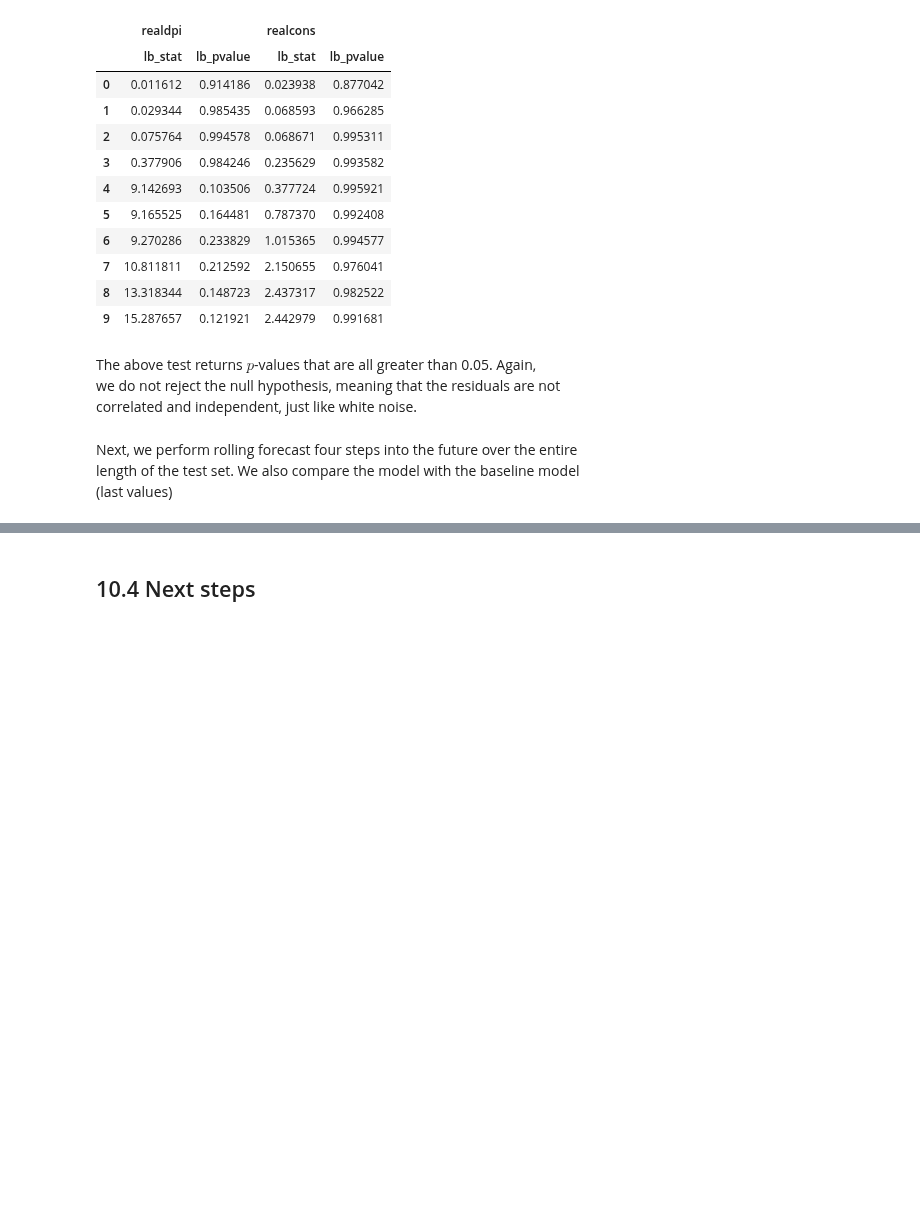
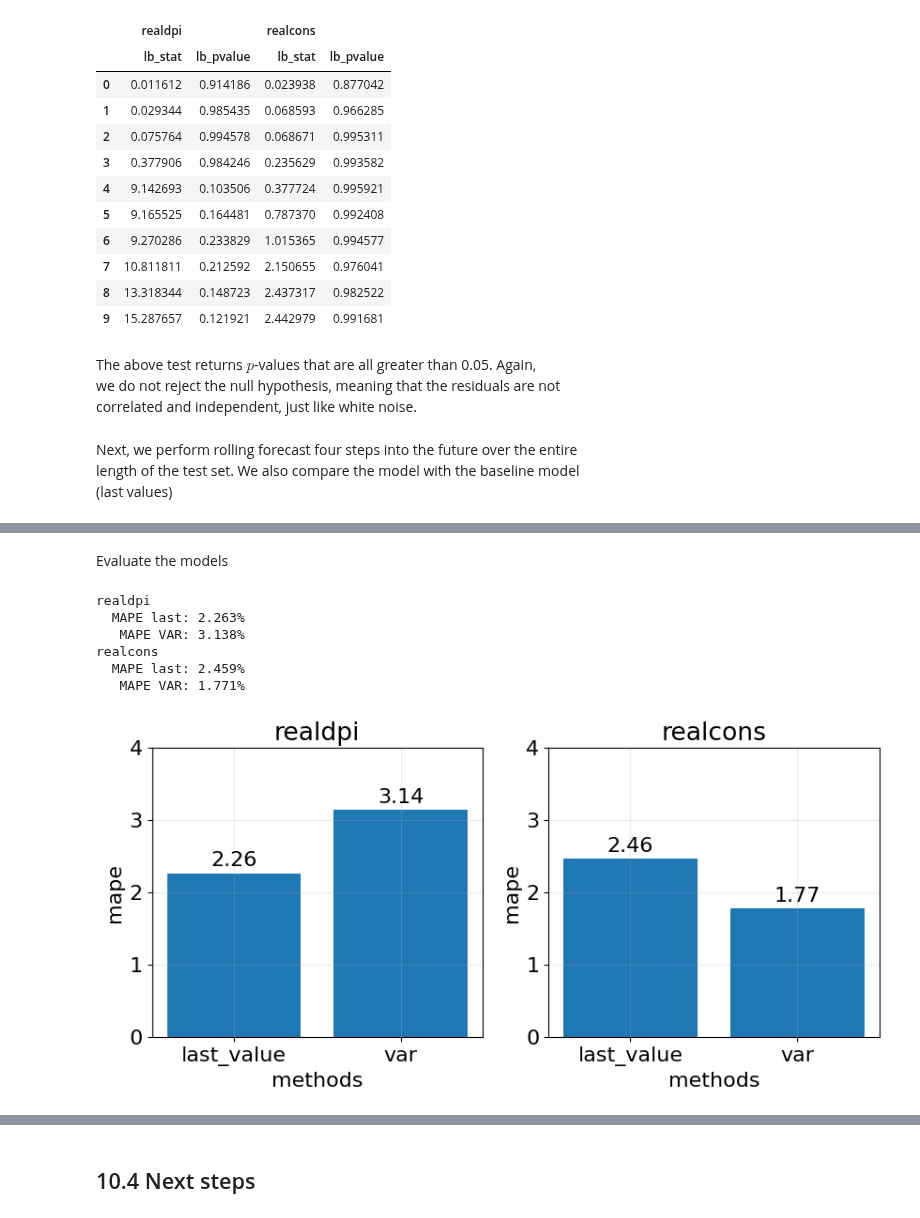
Before and after one commit to LugoBlogger/SI-201-542-forecasting-technique, a Jupyter notebook: week-11.ipynb, the cells around one changed output, grey strips where cells are left out. Cells and saved outputs as stored; diff of their text form; code cells hidden in the pictures; blank space fills up the shorter version.

```diff
--- a/week-11.ipynb
+++ b/week-11.ipynb
@@ -631,0 +658,57 @@ plt.show(fig)
+# %% [markdown]
+Evaluate the models
+# %%
+realdpi_mape_last = mean_absolute_percentage_error(df_test_pred["realdpi"], df_test_pred["realdpi_pred_last"]) * 100
+realdpi_mape_var  = mean_absolute_percentage_error(df_test_pred["realdpi"], df_test_pred["realdpi_pred_var"]) * 100
+
+print(f"realdpi")
+print(f"  MAPE last: {realdpi_mape_last:.3f}%")
+print(f"   MAPE VAR: {realdpi_mape_var:.3f}%")
+
+realcons_mape_last = mean_absolute_percentage_error(df_test_pred["realcons"], df_test_pred["realcons_pred_last"]) * 100
+realcons_mape_var  = mean_absolute_percentage_error(df_test_pred["realcons"], df_test_pred["realcons_pred_var"]) * 100
+
+print(f"realcons")
+print(f"  MAPE last: {realcons_mape_last:.3f}%")
+print(f"   MAPE VAR: {realcons_mape_var:.3f}%")
+# %% [output]
+realdpi
+  MAPE last: 2.263%
+   MAPE VAR: 3.138%
+realcons
+  MAPE last: 2.459%
+   MAPE VAR: 1.771%
+# %%
+fig, axes = plt.subplots(nrows=1, ncols=2, figsize=(10, 4))
+
+# -- realdpi
+x_array = ["last_value", "var"]
+y_array = [realdpi_mape_last, realdpi_mape_var]
+
+axes[0].bar(x_array, y_array)
+axes[0].grid("on")
+axes[0].set_xlabel("methods")
+axes[0].set_ylabel("mape")
+axes[0].set_ylim([0, 4])
+axes[0].set_title("realdpi")
+
+for idx, val in enumerate(y_array):
+  axes[0].text(x=idx, y=val+0.1, s=f"{val:.2f}", ha="center")
+
+# -- realcons
+x_array = ["last_value", "var"]
+y_array = [realcons_mape_last, realcons_mape_var]
+
+axes[1].bar(x_array, y_array)
+axes[1].grid("on")
+axes[1].set_xlabel("methods")
+axes[1].set_ylabel("mape")
+axes[1].set_ylim([0, 4])
+axes[1].set_title("realcons")
+
+for idx, val in enumerate(y_array):
+  axes[1].text(x=idx, y=val+0.1, s=f"{val:.2f}", ha="center")
+
+plt.show(fig)
+# %% [output]
+[figure, added]
```
Also changed, not shown: parts of 12 cells of this notebook, 16 other files.
